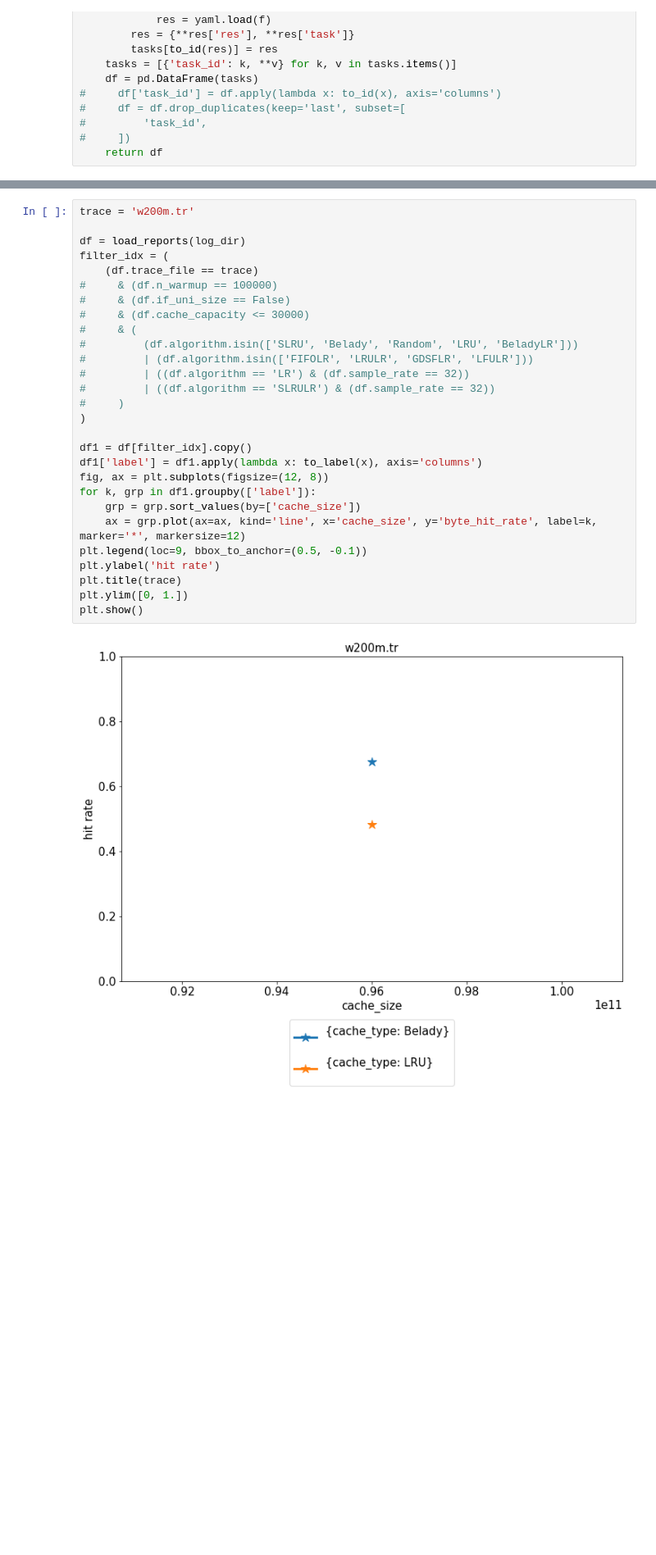
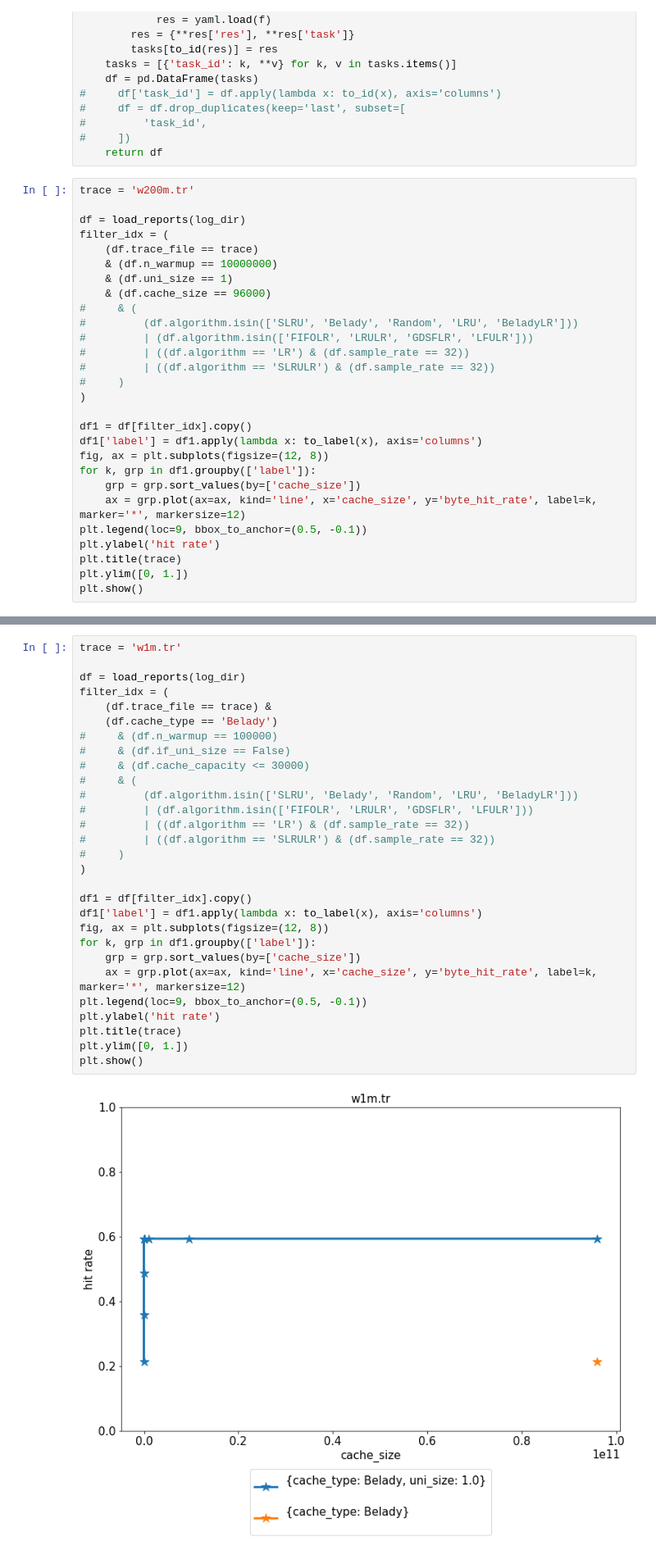
Before and after one commit to dasebe/webcachesim, a Jupyter notebook: notebook/evaluation.ipynb, the cells around one changed output, grey strips where cells are left out. Shown: that part at 82% size. Drawn from its saved outputs; the diff is of its cells as text; blank space fills up the shorter version.

```diff
--- a/notebook/evaluation.ipynb
+++ b/notebook/evaluation.ipynb
@@ -68,3 +68,31 @@ def load_reports(log_dir):
 #         'task_id',
 #     ])
     return df
+# %%
+trace = 'w200m.tr'
+
+df = load_reports(log_dir)
+filter_idx = (
+    (df.trace_file == trace)
+    & (df.n_warmup == 10000000)
+    & (df.uni_size == 1)
+    & (df.cache_size == 96000)
+#     & (
+#         (df.algorithm.isin(['SLRU', 'Belady', 'Random', 'LRU', 'BeladyLR']))
+#         | (df.algorithm.isin(['FIFOLR', 'LRULR', 'GDSFLR', 'LFULR']))
+#         | ((df.algorithm == 'LR') & (df.sample_rate == 32))
+#         | ((df.algorithm == 'SLRULR') & (df.sample_rate == 32))
+#     )
+)
+
+df1 = df[filter_idx].copy()
+df1['label'] = df1.apply(lambda x: to_label(x), axis='columns')
+fig, ax = plt.subplots(figsize=(12, 8))
+for k, grp in df1.groupby(['label']):
+    grp = grp.sort_values(by=['cache_size'])
+    ax = grp.plot(ax=ax, kind='line', x='cache_size', y='byte_hit_rate', label=k, marker='*', markersize=12)
+plt.legend(loc=9, bbox_to_anchor=(0.5, -0.1))
+plt.ylabel('hit rate')
+plt.title(trace)
+plt.ylim([0, 1.])
+plt.show()
@@ -71,33 +109,34 @@ def load_reports(log_dir):
 # %%
-trace = 'w200m.tr'
+trace = 'w1m.tr'
 
 df = load_reports(log_dir)
 filter_idx = (
-    (df.trace_file == trace)
+    (df.trace_file == trace) &
+    (df.cache_type == 'Belady')
 #     & (df.n_warmup == 100000)
 #     & (df.if_uni_size == False)
 #     & (df.cache_capacity <= 30000)
 #     & (
 #         (df.algorithm.isin(['SLRU', 'Belady', 'Random', 'LRU', 'BeladyLR']))
 #         | (df.algorithm.isin(['FIFOLR', 'LRULR', 'GDSFLR', 'LFULR']))
 #         | ((df.algorithm == 'LR') & (df.sample_rate == 32))
 #         | ((df.algorithm == 'SLRULR') & (df.sample_rate == 32))
 #     )
 )
 
 df1 = df[filter_idx].copy()
 df1['label'] = df1.apply(lambda x: to_label(x), axis='columns')
 fig, ax = plt.subplots(figsize=(12, 8))
 for k, grp in df1.groupby(['label']):
     grp = grp.sort_values(by=['cache_size'])
     ax = grp.plot(ax=ax, kind='line', x='cache_size', y='byte_hit_rate', label=k, marker='*', markersize=12)
 plt.legend(loc=9, bbox_to_anchor=(0.5, -0.1))
 plt.ylabel('hit rate')
 plt.title(trace)
 plt.ylim([0, 1.])
 plt.show()
 # %% [output]
-[figure, old version]
+[figure, new version]
 # %%
 df1
 # %% [output]
```
Also changed, not shown: parts of 4 cells of this notebook, 5 other files.
